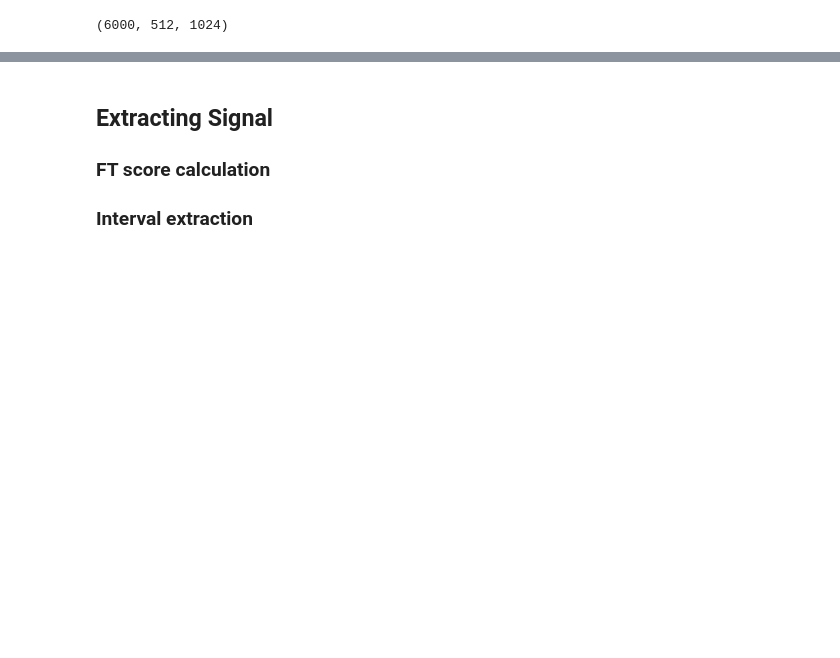
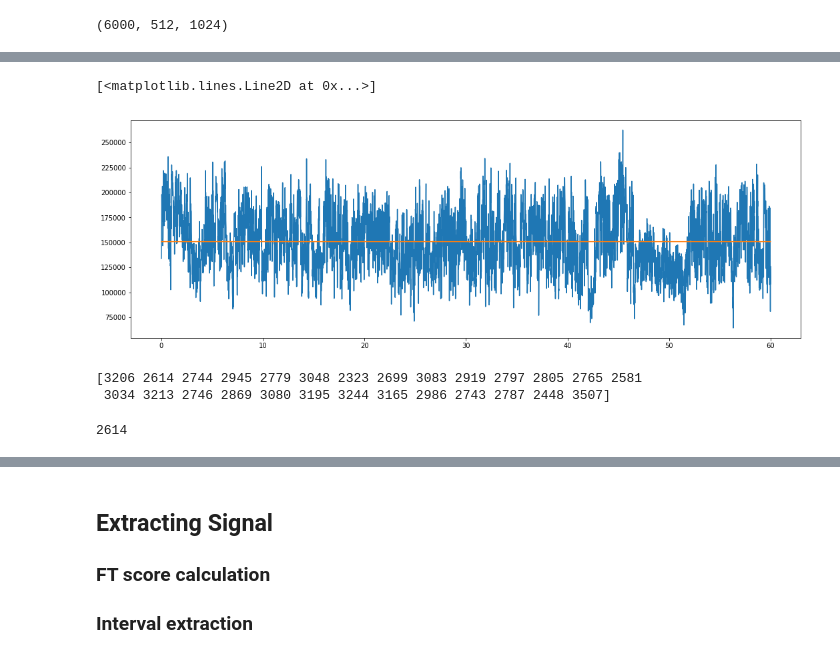
Before and after one commit to p-serna/Nanorods, a Jupyter notebook: Main_Nanords - Functionalised.ipynb, the cells around one changed output, grey strips where cells are left out. Cells and saved outputs as stored; diff of their text form; code cells hidden in the pictures; blank space fills up the shorter version.

```diff
--- a/Main_Nanords - Functionalised.ipynb
+++ b/Main_Nanords - Functionalised.ipynb
@@ -391,0 +420,53 @@ plot(arange(6000)*0.01+60,Signal_ctrl[:,temp+42], alpha=.7)
+# %%
+from scipy.optimize import minimize
+
+def gaussd(x,par): return(exp(-(x-par[0])**2/2/par[1]**2)/sqrt(2*pi*par[1]**2) )
+def dblgaussd(x,par): return(par[0]**2*gaussd(x,par[1:3])+(1.0-par[0]**2)*gaussd(x,par[3:]))
+
+def dblgausfit(x,y,wy=1.0,par0=array([sqrt(0.5),-1,.5,1,.5])):
+    def minf(par): return( sum(wy*(dblgaussd(x,par)-y)**2)/sum(wy))
+    minx  = minimize(minf,par0)
+    return minx
+# %%
+def get_treshold(Signal, NROI):
+    threshold=zeros(NROI)
+    for j in range(NROI):
+        A, edges=histogram(Signal[:,j],40, density=True)
+        xData, yData = edges[0:-1], A
+        sig_mean=mean(Signal[:,j]);
+        sig_std=std(Signal[:,j]);
+        seed=array([1/2, sig_mean-sig_std, sig_std/2, sig_mean+sig_std, sig_std/2]);
+
+        fitresult = dblgausfit(xData, yData, par0=seed);
+        _, lm, ls, hm, hs=fitresult.x;
+        if lm>hm:
+            tm, ts = lm, ls
+            lm, ls = hm, hs
+            hm, hs = tm, ts
+        if lm+ls*2<hm:
+            threshold[j]=lm+ls*2
+        else:
+            threshold[j]=mean(lm, hm);
+    return threshold
+# %%
+
+threshold_2ch_wave=get_treshold(Signal_2ch_wave, NROI)
+threshold_2ch_ctrl=get_treshold(Signal_2ch_ctrl, NROI)
+# %%
+temp=randint(27)
+figure(figsize=(18,6))
+plot(arange(6000)*0.01,Signal_2ch_wave[:,temp])
+plot(arange(6000)*0.01, arange(6000)*0+threshold_2ch_wave[temp])
+# %% [output]
+[<matplotlib.lines.Line2D at 0x...>]
+[figure, added]
+# %%
+OnState_wave=Signal_2ch_wave<=threshold_2ch_wave
+print(OnState_wave.sum(axis=0))
+# %% [output]
+[3206 2614 2744 2945 2779 3048 2323 2699 3083 2919 2797 2805 2765 2581
+ 3034 3213 2746 2869 3080 3195 3244 3165 2986 2743 2787 2448 3507]
+# %%
+print(sum(Signal_2ch_wave[:,1]<threshold_2ch_wave[1]))
+# %% [output]
+2614
```
Also changed, not shown: parts of 22 cells of this notebook.
